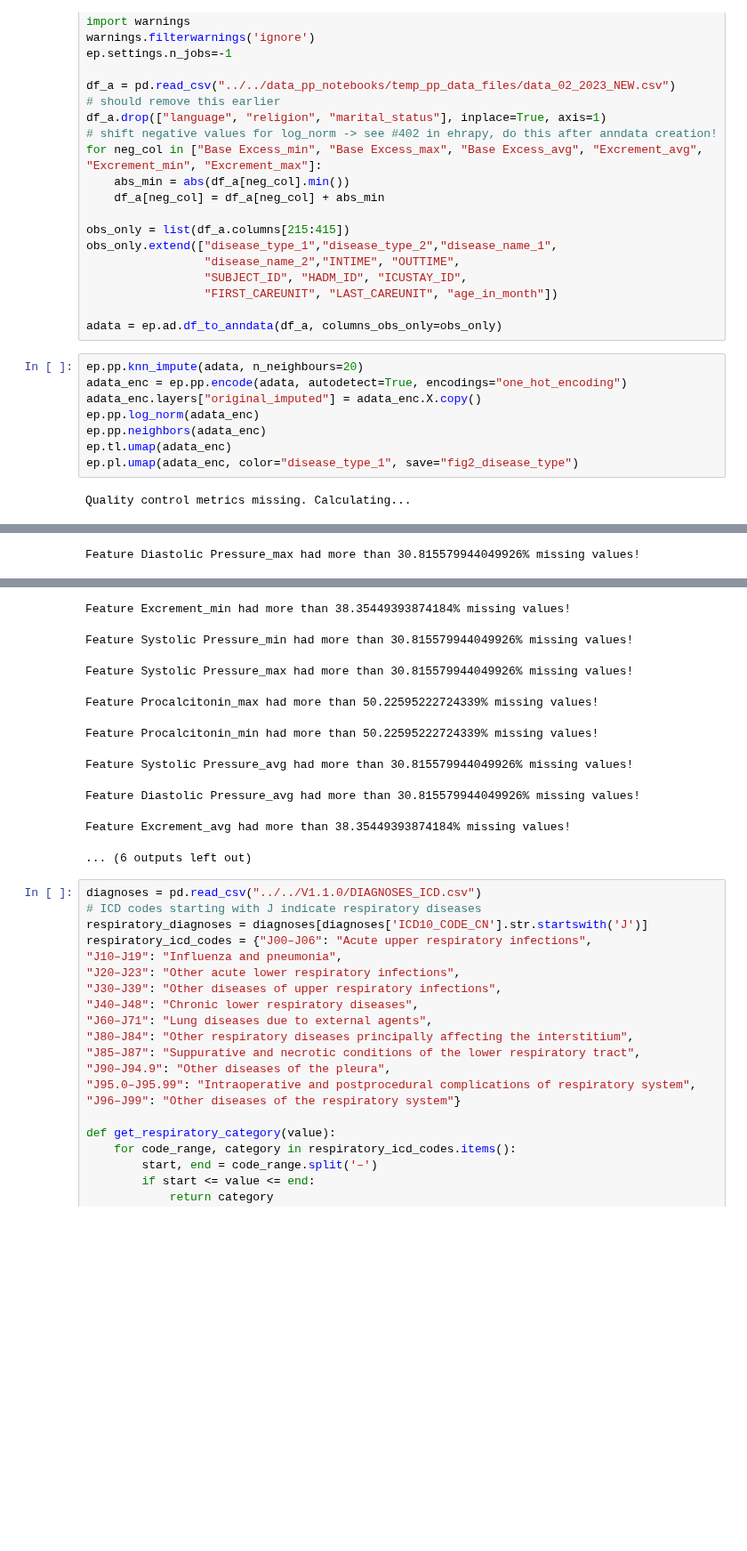
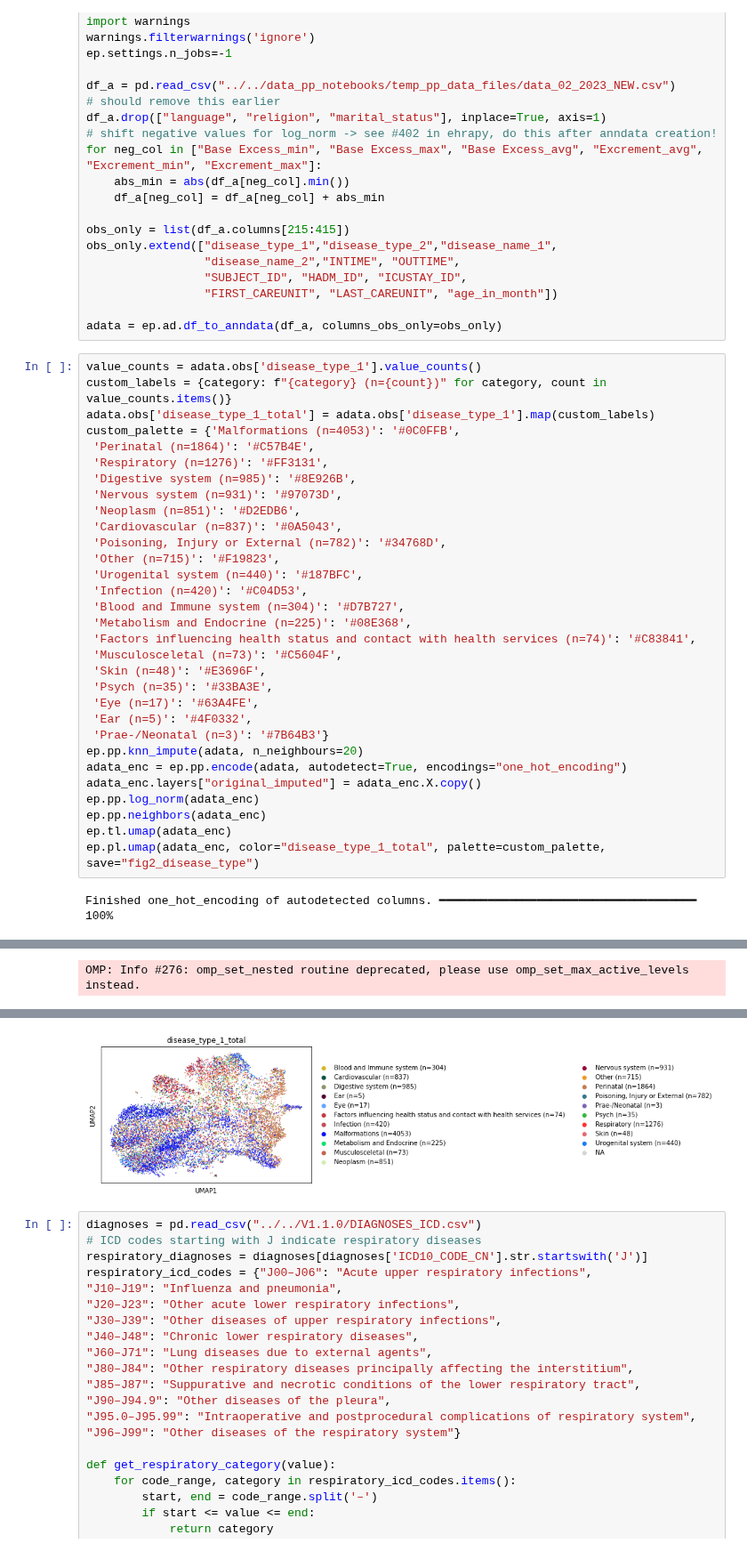
Before and after one commit to theislab/ehrapy-reproducibility, a Jupyter notebook: Figure_3/Figure3_nb.ipynb, the cells around one changed output, grey strips where cells are left out. Shown at 89% size. Saved outputs shown, nothing was run; the diff lists cells and outputs as text; blank space fills up the shorter version.

```diff
--- a/Figure_3/Figure3_nb.ipynb
+++ b/Figure_3/Figure3_nb.ipynb
@@ -35,12 +36,35 @@ obs_only.extend(["disease_type_1","disease_type_2","disease_name_1",
 
 adata = ep.ad.df_to_anndata(df_a, columns_obs_only=obs_only)
 # %%
+value_counts = adata.obs['disease_type_1'].value_counts()
+custom_labels = {category: f"{category} (n={count})" for category, count in value_counts.items()}
+adata.obs['disease_type_1_total'] = adata.obs['disease_type_1'].map(custom_labels)
+custom_palette = {'Malformations (n=4053)': '#0C0FFB',
+ 'Perinatal (n=1864)': '#C57B4E',
+ 'Respiratory (n=1276)': '#FF3131',
+ 'Digestive system (n=985)': '#8E926B',
+ 'Nervous system (n=931)': '#97073D',
+ 'Neoplasm (n=851)': '#D2EDB6',
+ 'Cardiovascular (n=837)': '#0A5043',
+ 'Poisoning, Injury or External (n=782)': '#34768D',
+ 'Other (n=715)': '#F19823',
+ 'Urogenital system (n=440)': '#187BFC',
+ 'Infection (n=420)': '#C04D53',
+ 'Blood and Immune system (n=304)': '#D7B727',
+ 'Metabolism and Endocrine (n=225)': '#08E368',
+ 'Factors influencing health status and contact with health services (n=74)': '#C83841',
+ 'Musculosceletal (n=73)': '#C5604F',
+ 'Skin (n=48)': '#E3696F',
+ 'Psych (n=35)': '#33BA3E',
+ 'Eye (n=17)': '#63A4FE',
+ 'Ear (n=5)': '#4F0332',
+ 'Prae-/Neonatal (n=3)': '#7B64B3'}
 ep.pp.knn_impute(adata, n_neighbours=20)
 adata_enc = ep.pp.encode(adata, autodetect=True, encodings="one_hot_encoding")
 adata_enc.layers["original_imputed"] = adata_enc.X.copy()
 ep.pp.log_norm(adata_enc)
 ep.pp.neighbors(adata_enc)
 ep.tl.umap(adata_enc)
-ep.pl.umap(adata_enc, color="disease_type_1", save="fig2_disease_type")
+ep.pl.umap(adata_enc, color="disease_type_1_total", palette=custom_palette, save="fig2_disease_type")
 # %% [output]
-Quality control metrics missing. Calculating...
+Finished one_hot_encoding of autodetected columns. ━━━━━━━━━━━━━━━━━━━━━━━━━━━━━━━━━━━━━ 100%
@@ -48 +75 @@ TypeError! Setting quality control metrics to nan. Did you encode your data?
-Feature Diastolic Pressure_max had more than 30.815579944049926% missing values!
+OMP: Info #276: omp_set_nested routine deprecated, please use omp_set_max_active_levels instead.
@@ -50,12 +77,4 @@ Feature Procalcitonin_avg had more than 50.22595222724339% missing values!
-Feature Excrement_min had more than 38.35449393874184% missing values!
-Feature Systolic Pressure_min had more than 30.815579944049926% missing values!
-Feature Systolic Pressure_max had more than 30.815579944049926% missing values!
-Feature Procalcitonin_max had more than 50.22595222724339% missing values!
-Feature Procalcitonin_min had more than 50.22595222724339% missing values!
-Feature Systolic Pressure_avg had more than 30.815579944049926% missing values!
-Feature Diastolic Pressure_avg had more than 30.815579944049926% missing values!
-Feature Excrement_avg had more than 38.35449393874184% missing values!
-... (6 outputs left out)
+[figure, added]
 # %%
 diagnoses = pd.read_csv("../../V1.1.0/DIAGNOSES_ICD.csv")
 # ICD codes starting with J indicate respiratory diseases
```
Also changed, not shown: parts of 15 cells of this notebook, 2 other files.
